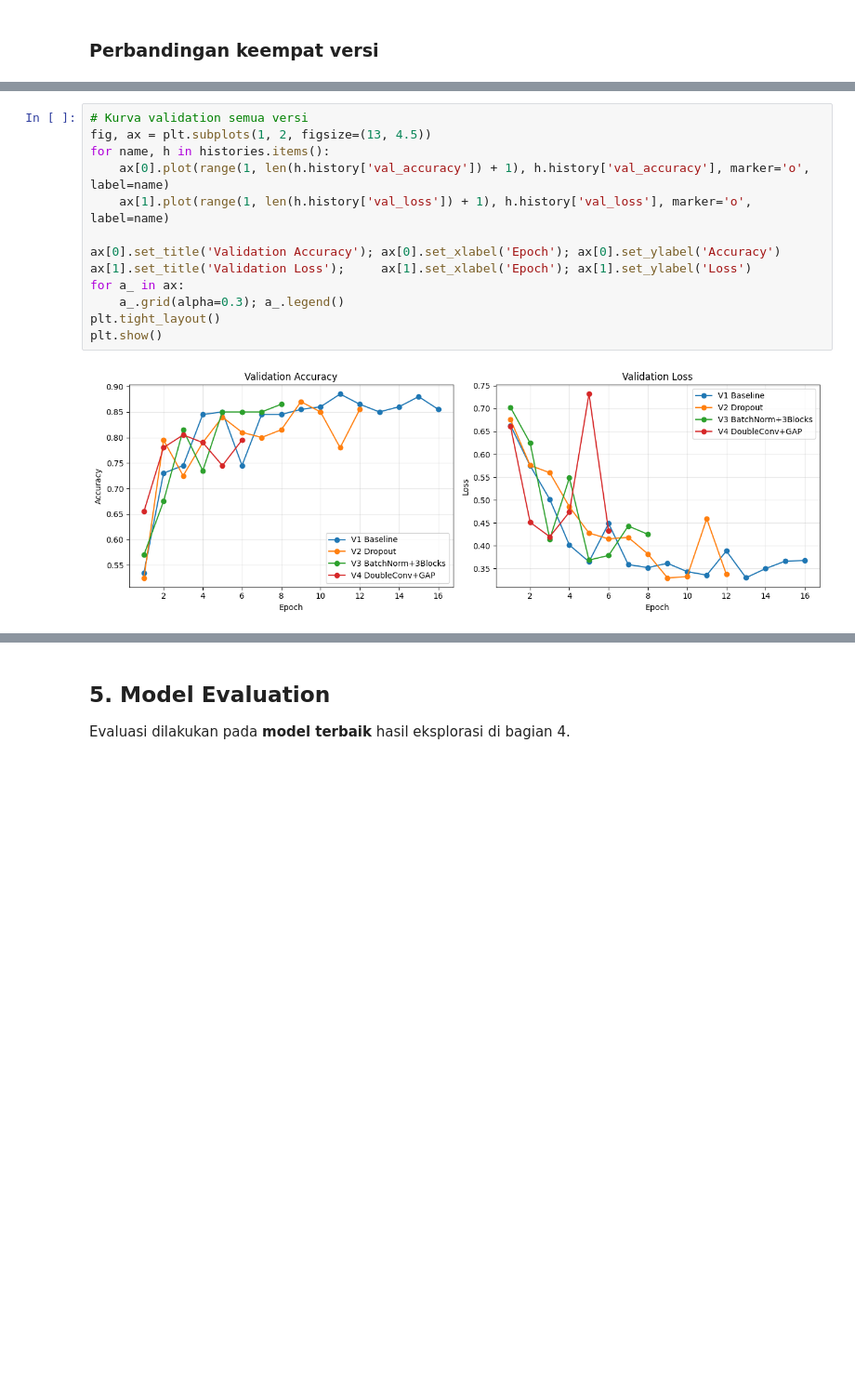
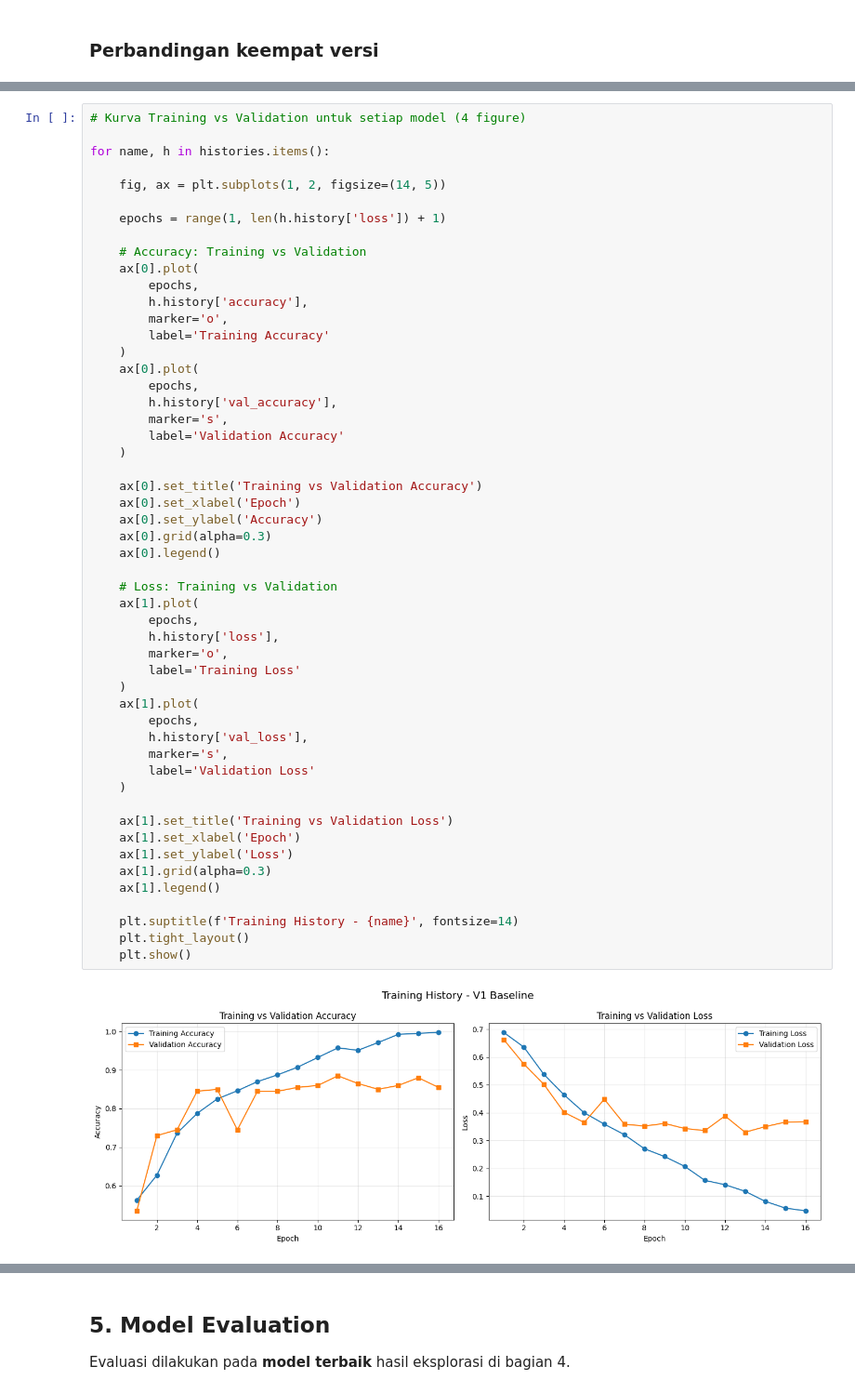
Before and after one commit to MRamadhan000/PRAKTIKUM-PEMBELAJARAN-MESIN, a Jupyter notebook: m3/demo/m3-demoExplore.ipynb, the cells around one changed output, grey strips where cells are left out. Shown at 93% size. Cells and saved outputs as stored; diff of their text form; blank space fills up the shorter version.

Commit message:
feat : add visualize m3 demo

```diff
--- a/m3/demo/m3-demoExplore.ipynb
+++ b/m3/demo/m3-demoExplore.ipynb
@@ -516,17 +516,56 @@ Model: "V2_Dropout"
  Non-trainable params: 0 (0.00 B)
  Optimizer params: 333,956 (1.27 MB)
 # %%
-# Kurva validation semua versi
-fig, ax = plt.subplots(1, 2, figsize=(13, 4.5))
+# Kurva Training vs Validation untuk setiap model (4 figure)
+
 for name, h in histories.items():
-    ax[0].plot(range(1, len(h.history['val_accuracy']) + 1), h.history['val_accuracy'], marker='o', label=name)
-    ax[1].plot(range(1, len(h.history['val_loss']) + 1), h.history['val_loss'], marker='o', label=name)
 
-ax[0].set_title('Validation Accuracy'); ax[0].set_xlabel('Epoch'); ax[0].set_ylabel('Accuracy')
-ax[1].set_title('Validation Loss');     ax[1].set_xlabel('Epoch'); ax[1].set_ylabel('Loss')
-for a_ in ax:
-    a_.grid(alpha=0.3); a_.legend()
-plt.tight_layout()
-plt.show()
+    fig, ax = plt.subplots(1, 2, figsize=(14, 5))
+
+    epochs = range(1, len(h.history['loss']) + 1)
+
+    # Accuracy: Training vs Validation
+    ax[0].plot(
+        epochs,
+        h.history['accuracy'],
+        marker='o',
+        label='Training Accuracy'
+    )
+    ax[0].plot(
+        epochs,
+        h.history['val_accuracy'],
+        marker='s',
+        label='Validation Accuracy'
+    )
+
+    ax[0].set_title('Training vs Validation Accuracy')
+    ax[0].set_xlabel('Epoch')
+    ax[0].set_ylabel('Accuracy')
+    ax[0].grid(alpha=0.3)
+    ax[0].legend()
+
+    # Loss: Training vs Validation
+    ax[1].plot(
+        epochs,
+        h.history['loss'],
+        marker='o',
+        label='Training Loss'
+    )
+    ax[1].plot(
+        epochs,
+        h.history['val_loss'],
+        marker='s',
+        label='Validation Loss'
+    )
+
+    ax[1].set_title('Training vs Validation Loss')
+    ax[1].set_xlabel('Epoch')
+    ax[1].set_ylabel('Loss')
+    ax[1].grid(alpha=0.3)
+    ax[1].legend()
+
+    plt.suptitle(f'Training History - {name}', fontsize=14)
+    plt.tight_layout()
+    plt.show()
 # %% [output]
-[figure, old version]
+[figure, new version]
```
Also changed, not shown: parts of 11 cells of this notebook, 1 other file.
